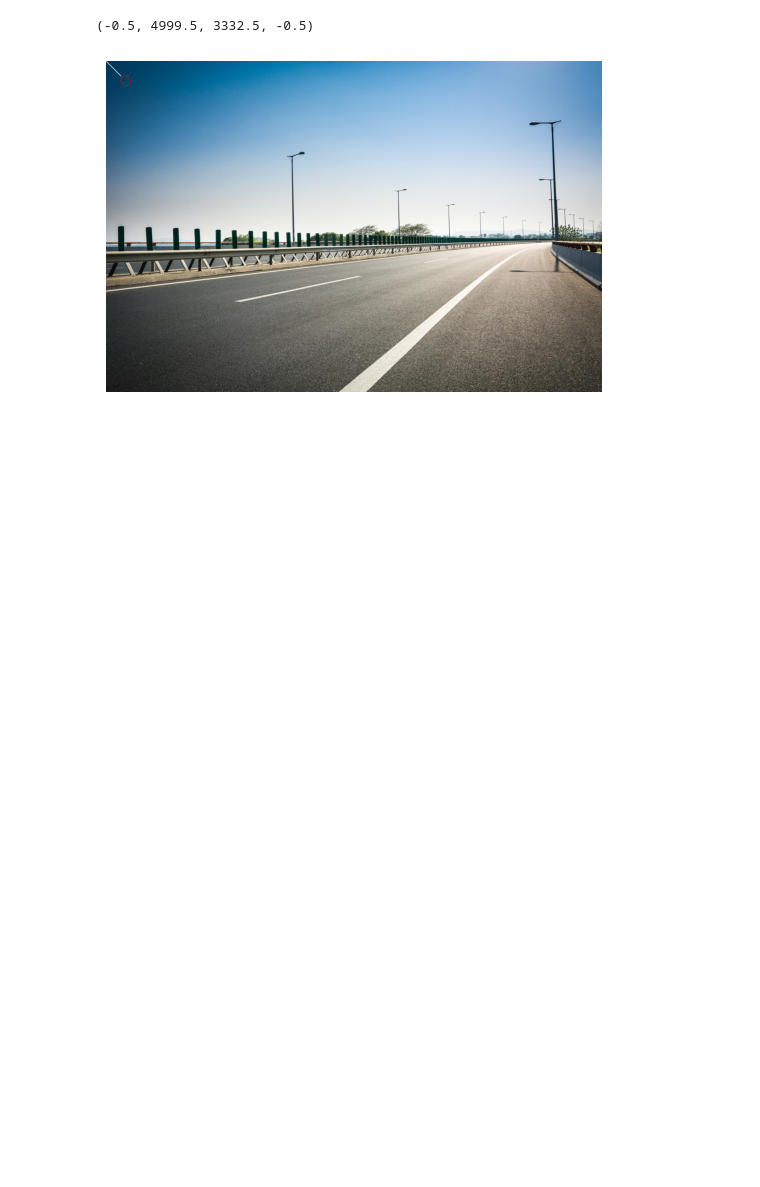
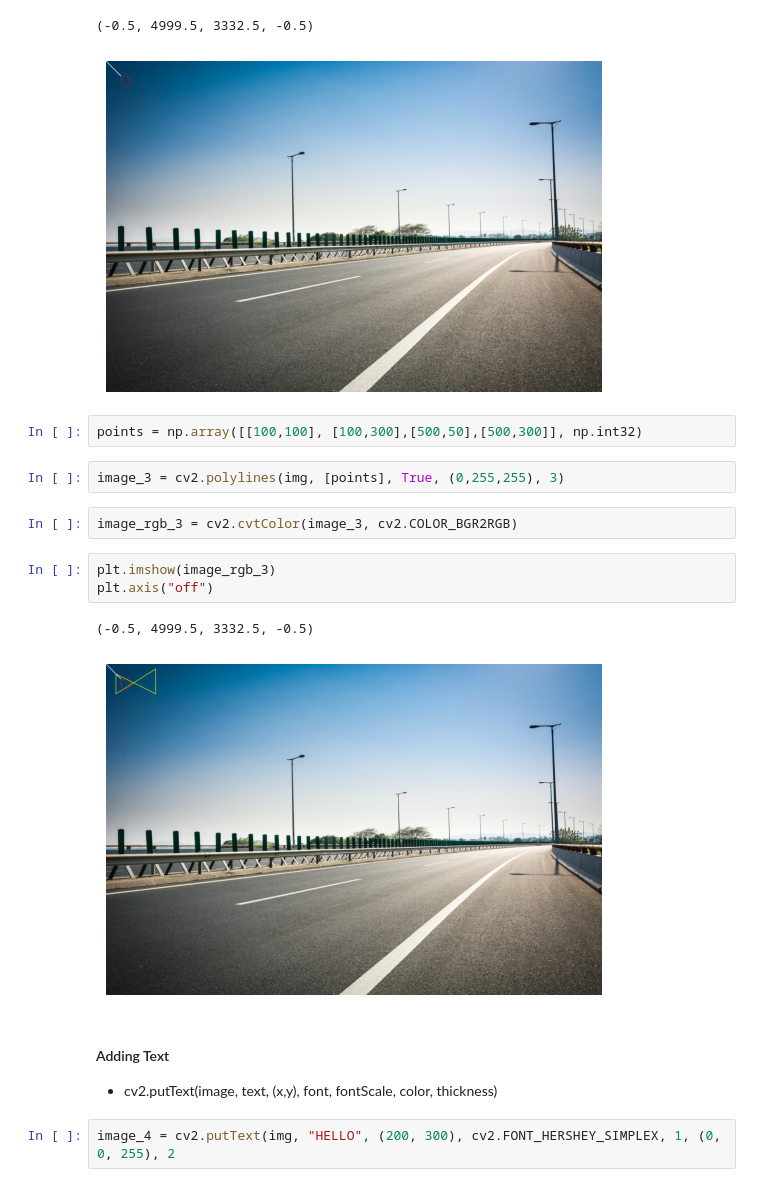
Before and after one commit to aaditya-pdgupta/Python_Course, a Jupyter notebook: Adding_shape_and_text.ipynb, the cells around one changed output. Drawn from its saved outputs; the diff is of its cells as text; blank space fills up the shorter version.

```diff
--- a/Adding_shape_and_text.ipynb
+++ b/Adding_shape_and_text.ipynb
@@ -43,3 +43,20 @@ plt.axis("off")
 # %% [output]
 (-0.5, 4999.5, 3332.5, -0.5)
 [figure]
+# %%
+points = np.array([[100,100], [100,300],[500,50],[500,300]], np.int32)
+# %%
+image_3 = cv2.polylines(img, [points], True, (0,255,255), 3)
+# %%
+image_rgb_3 = cv2.cvtColor(image_3, cv2.COLOR_BGR2RGB)
+# %%
+plt.imshow(image_rgb_3)
+plt.axis("off")
+# %% [output]
+(-0.5, 4999.5, 3332.5, -0.5)
+[figure, added]
+# %% [markdown]
+#### Adding Text
+- cv2.putText(image, text, (x,y), font, fontScale, color, thickness)
+# %%
+image_4 = cv2.putText(img, "HELLO", (200, 300), cv2.FONT_HERSHEY_SIMPLEX, 1, (0, 0, 255), 2
```
Also changed, not shown: parts of 1 cell of this notebook.
